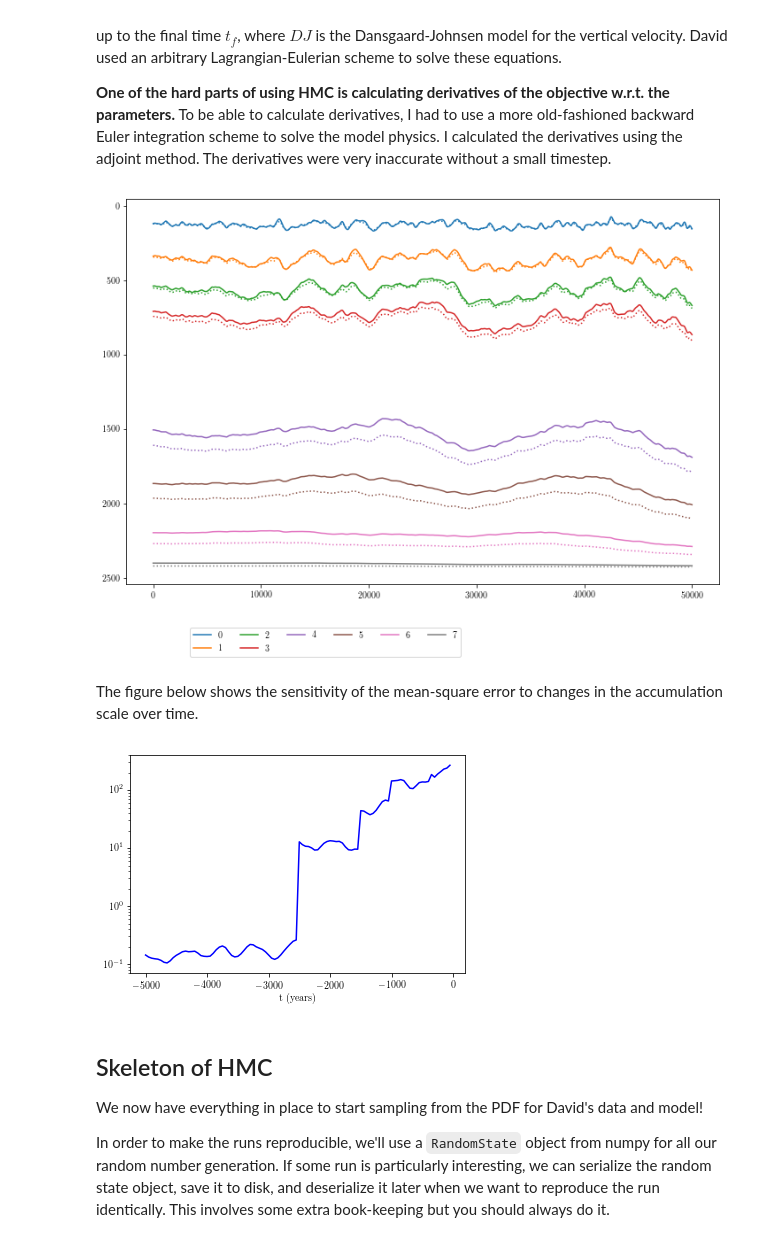
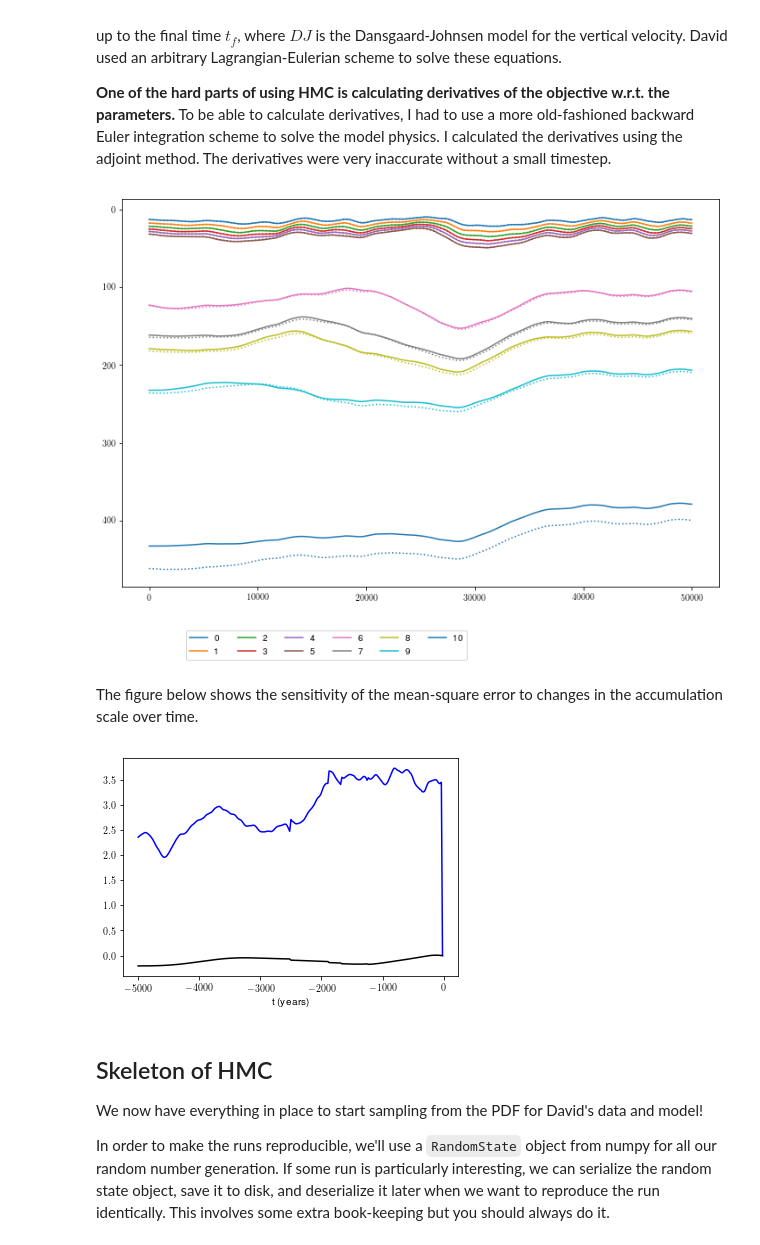
Before and after one commit to dlilien/glaciology-seminar-2018-10-16, a Jupyter notebook: hmc_synthetic.ipynb, the cells around one changed output. Saved outputs shown, nothing was run; the diff lists cells and outputs as text; code cells hidden in the pictures.

Commit message:
Try to do an array of synthetics

```diff
--- a/hmc_synthetic.ipynb
+++ b/hmc_synthetic.ipynb
@@ -88,11 +31,12 @@ We're going to do a little more cleaning up to remove duplicate points.
 # %%
-x, dx, target_layers, target_ages, a, u, a_scale_data, u_scale_data, uncertainty = synthetic_data.load()
-timestep_target = 50  # This is our target year spacing
+x, dx, target_layers, target_ages, a, u, a_scale_data, u_scale_data, uncertainty, z = synthetic_data.load()
+timestep_target = 20  # This is our target year spacing
 target_ages = np.array(target_ages)
-target_layers = target_layers[:, 0, :]
+uncertainty = np.ones_like(uncertainty)
 
-
-times = np.arange(-5000, 10, timestep_target)
+times = np.flip(-np.hstack([np.linspace(0, target_ages[0], int(np.round(target_ages[0] / timestep_target)) + 1)[:-1]] +
+                  [np.linspace(target_ages[i], target_ages[i + 1], int(np.round((target_ages[i + 1] - target_ages[i]) / timestep_target)) + 1)[:-1] for i in range(len(target_ages) - 1)] +
+                  [np.array(target_ages[-1])]))
 compare_indices = np.flip(len(times) - 1 - np.array([i for i in range(len(times)) if np.any(times[i] == -target_ages)]))
 timesteps = np.diff(times)
 num_steps = len(timesteps)
@@ -130,22 +71,24 @@ for i, index in enumerate(compare_indices):
 plt.legend(loc='upper left', bbox_to_anchor=(0.1, -0.1), ncol=6)
 plt.gca().invert_yaxis()
 # %% [output]
-[figure, old version]
+[figure, new version]
 # %% [markdown]
 The figure below shows the sensitivity of the mean-square error to changes in the accumulation scale over time.
 # %%
-dJ_da = model.derivative_ascale(x, accumulation_scale, velocity_scale,
+dJ_da = model.derivative_scales(x, accumulation_scale, velocity_scale,
                                 a, u, z, target_layers,
                                 compare_indices, timesteps,
                                 uncertainty=uncertainty)
 
 fig, ax = plt.subplots()
-plt.semilogy(times[:-1], dJ_da, color='b')
+plt.plot(times[:-1], dJ_da[:len(times[:-1])], color='b')
+plt.plot(times[:-1], dJ_da[len(times[:-1]):], color='k')
+
 
 ax.set_xlabel('t (years)')
 plt.show(fig)
 # %% [output]
-[figure, old version]
+[figure, new version]
 # %% [markdown]
 ## Skeleton of HMC
 
```
Also changed, not shown: parts of 24 cells of this notebook, 6 other files.
